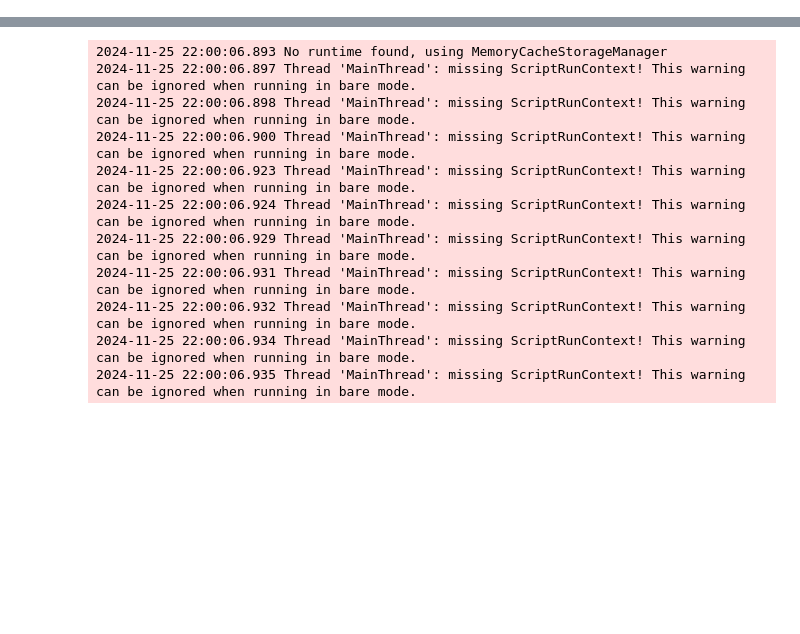
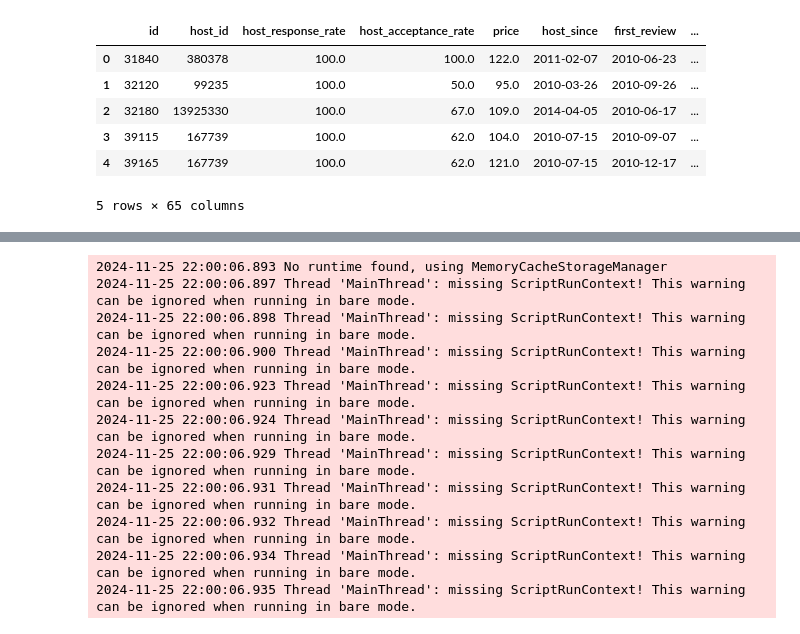
Before and after one commit to FiliTol/airbnb-price-forecasting, a Jupyter notebook: other_notebooks/testing_features.ipynb, the cells around one changed output, grey strips where cells are left out. Cells and saved outputs as stored; diff of their text form; code cells hidden in the pictures; blank space fills up the shorter version.

```diff
--- a/other_notebooks/testing_features.ipynb
+++ b/other_notebooks/testing_features.ipynb
@@ -0,0 +1,13 @@
+# %%
+import pandas as pd
+
+df = pd.read_csv("../data/city_data/step_by_step.csv")
+df.head()
+# %% [output]
+|  | id | host_id | host_response_rate | host_acceptance_rate | price | host_since | first_review | ... |
+| 0 | 31840 | 380378 | 100.0 | 100.0 | 122.0 | 2011-02-07 | 2010-06-23 | ... |
+| 1 | 32120 | 99235 | 100.0 | 50.0 | 95.0 | 2010-03-26 | 2010-09-26 | ... |
+| 2 | 32180 | 13925330 | 100.0 | 67.0 | 109.0 | 2014-04-05 | 2010-06-17 | ... |
+| 3 | 39115 | 167739 | 100.0 | 62.0 | 104.0 | 2010-07-15 | 2010-09-07 | ... |
+| 4 | 39165 | 167739 | 100.0 | 62.0 | 121.0 | 2010-07-15 | 2010-12-17 | ... |
+5 rows × 65 columns
```
Also changed, not shown: parts of 1 cell of this notebook, 9 other files.
